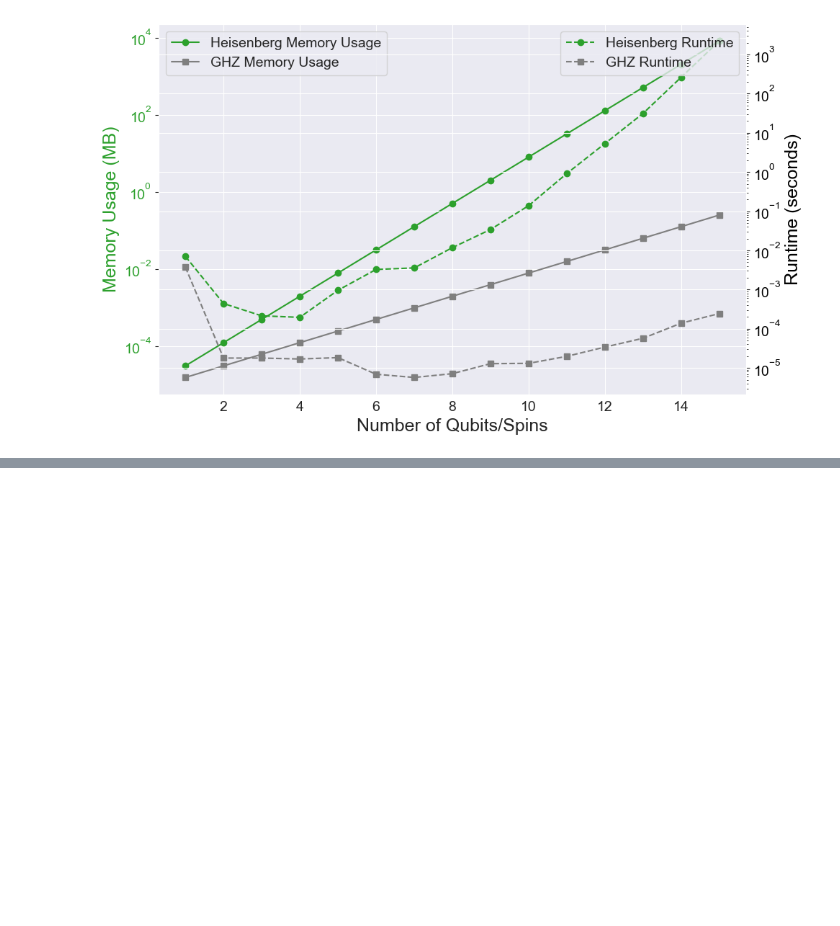
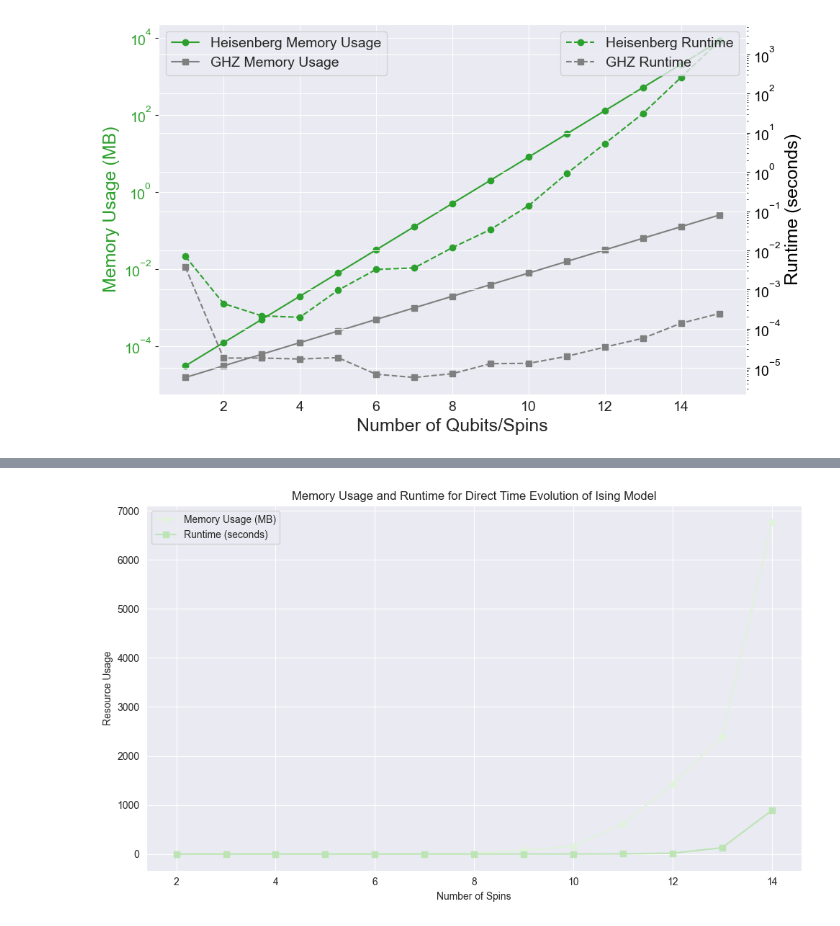
Before and after one commit to delgadoandrea/quantum-ready-primitives, a Jupyter notebook: heisenberg.ipynb, the cells around one changed output, grey strips where cells are left out. Saved outputs shown, nothing was run; the diff lists cells and outputs as text; code cells hidden in the pictures; blank space fills up the shorter version.

```diff
--- a/heisenberg.ipynb
+++ b/heisenberg.ipynb
@@ -446,0 +530,27 @@ NameError: name 'plt' is not defined
+# %%
+import seaborn as sns
+import matplotlib.pyplot as plt
+
+# Set Seaborn style and green color palette
+sns.set_style("darkgrid")
+sns.set_palette("Greens")
+
+# Create a single plot for both memory usage and runtime
+plt.figure(figsize=(10, 6))
+
+# Plot memory usage
+plt.plot(spin_range, ising_memory_usage, label="Memory Usage (MB)", marker='o')
+
+# Plot runtime
+plt.plot(spin_range, ising_runtime, label="Runtime (seconds)", marker='s')
+
+# Labels and title
+plt.xlabel("Number of Spins")
+plt.ylabel("Resource Usage")
+plt.title("Memory Usage and Runtime for Direct Time Evolution of Ising Model")
+plt.legend()
+
+plt.tight_layout()
+plt.show()
+# %% [output]
+[figure, added]
```
Also changed, not shown: parts of 7 cells of this notebook, 3 other files.
